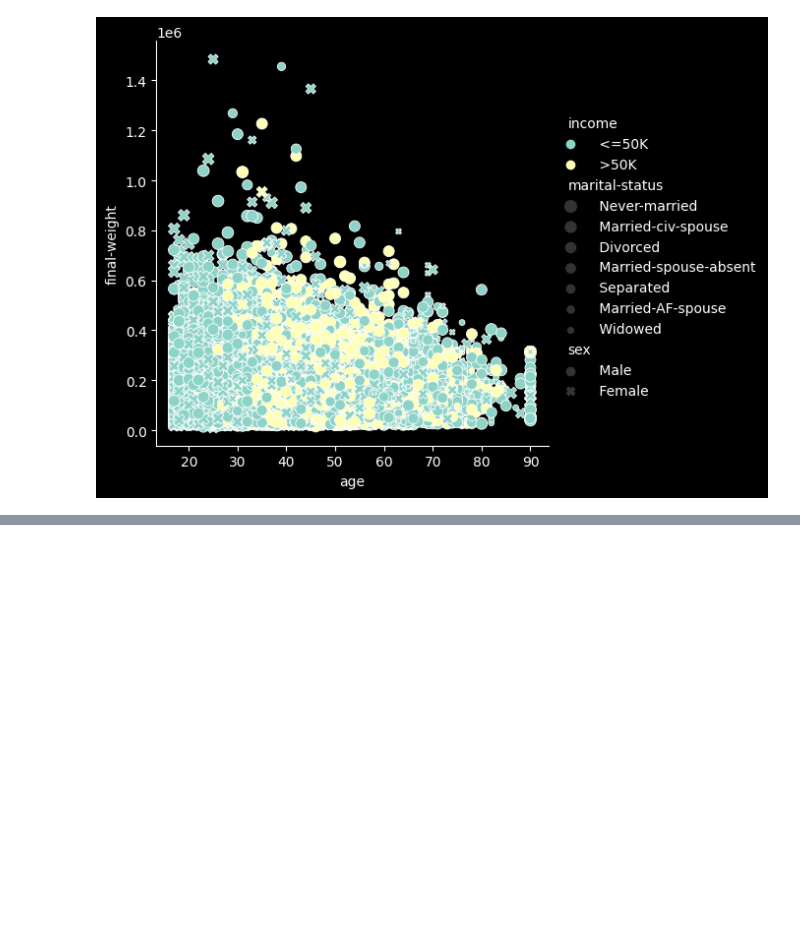
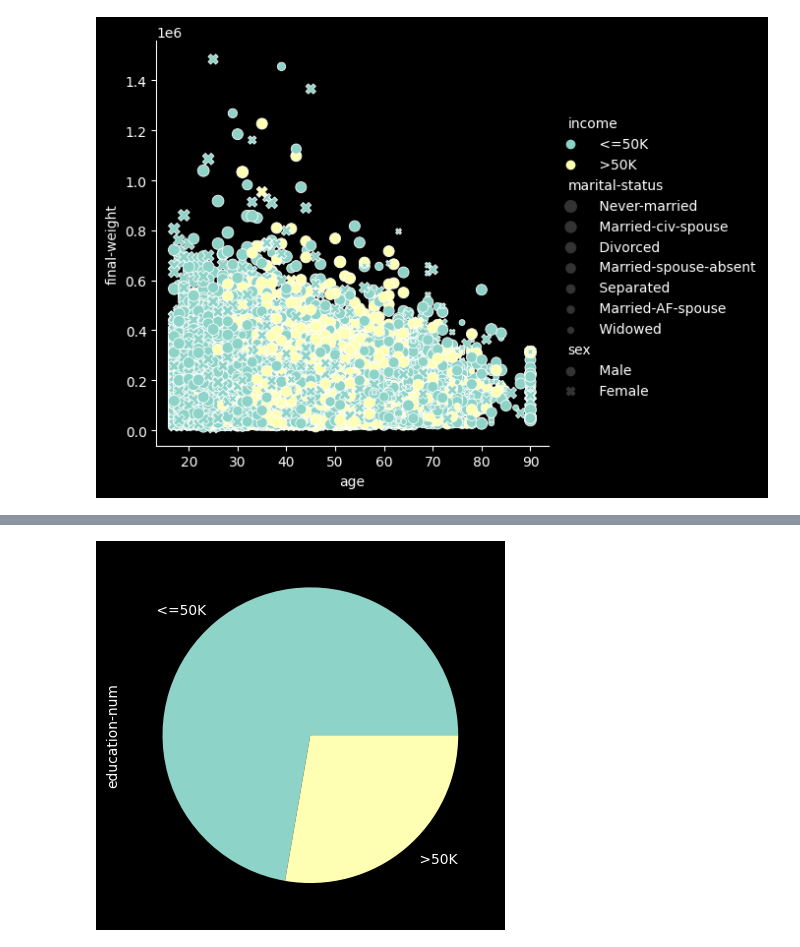
Before and after one commit to Joao-Inacio/Statistics_for-Data_Science, a Jupyter notebook: Visualizacao/Graficos.ipynb, the cells around one changed output, grey strips where cells are left out. Saved outputs shown, nothing was run; the diff lists cells and outputs as text; code cells hidden in the pictures; blank space fills up the shorter version.

```diff
--- a/Visualizacao/Graficos.ipynb
+++ b/Visualizacao/Graficos.ipynb
@@ -32,0 +56,5 @@ sns.relplot(
+# %%
+# Gráfico de pizza
+ds_agrupados.plot.pie();
+# %% [output]
+[figure, added]
```
Also changed, not shown: parts of 5 cells of this notebook.
